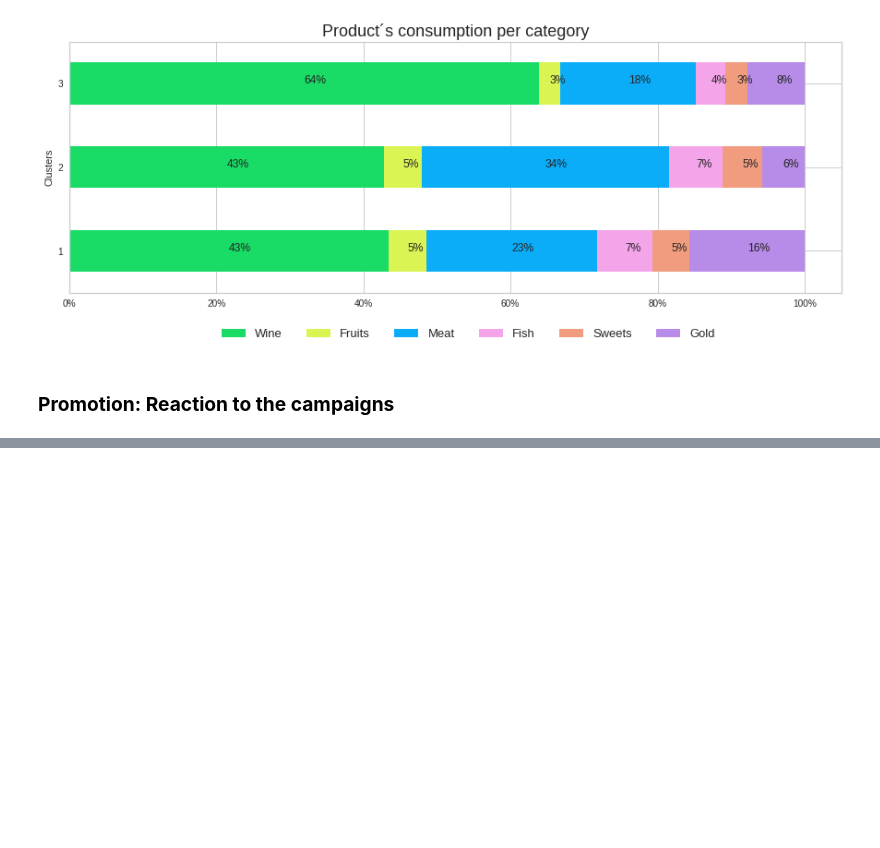
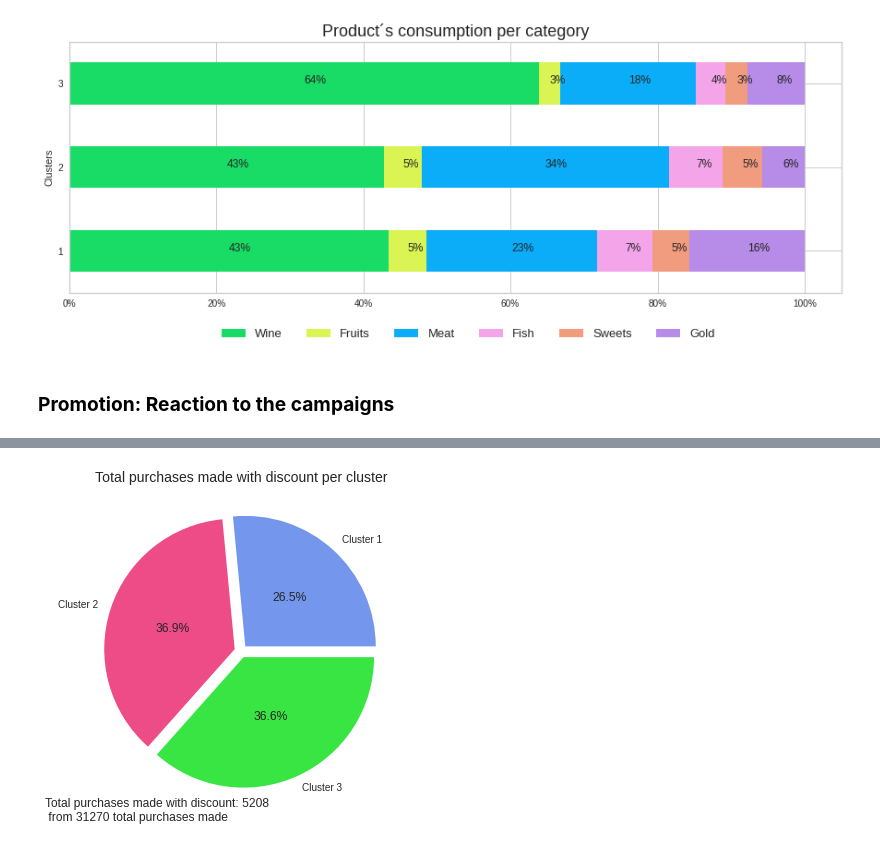
Before and after one commit to nico961009/Learning-AI-and-ML-with-a-Marketing-Campaign-dataset, a Jupyter notebook: 3.1.-K-Means_Characteristics_of_clusters.ipynb, the cells around one changed output, grey strips where cells are left out. Drawn from its saved outputs; the diff is of its cells as text; code cells hidden in the pictures; blank space fills up the shorter version.

Commit message:
Almost done with the coding part of 3.1.-K-Means_Characteristics_of_clusters.ipynb. I will add an analysis. The insights form the data viz are great

```diff
--- a/3.1.-K-Means_Characteristics_of_clusters.ipynb
+++ b/3.1.-K-Means_Characteristics_of_clusters.ipynb
@@ -165,0 +143,14 @@ barh_100_per(campaign, yticklabels=['1','2','3'], fig_length=15,fig_width=5, yla
+# %%
+mk['total_purchases']= mk['NumStorePurchases']+mk['NumWebPurchases']+mk['NumWebPurchases']
+# %%
+plt.subplots(1, 1, figsize=(6,6))
+data = mk.groupby("clusters")['NumStorePurchases'].sum()
+g1 = data.plot(kind='pie', autopct="%.1f%%", labels=labels1, colors= colors, explode=[0.05]*3, pctdistance=0.5, legend=[] )
+g1.set_title("Total purchases made with discount per cluster", fontsize=14)
+g1.set_ylabel(' ')
+discount = str(mk['NumDealsPurchases'].sum())
+total= str(mk['total_purchases'].sum())
+g1.text(x= -1.5,y=-1.3,s='Total purchases made with discount: '+discount+'\n from '+total+' total purchases made', fontsize=12)
+plt.show()
+# %% [output]
+[figure, added]
```
Also changed, not shown: parts of 8 cells of this notebook.
